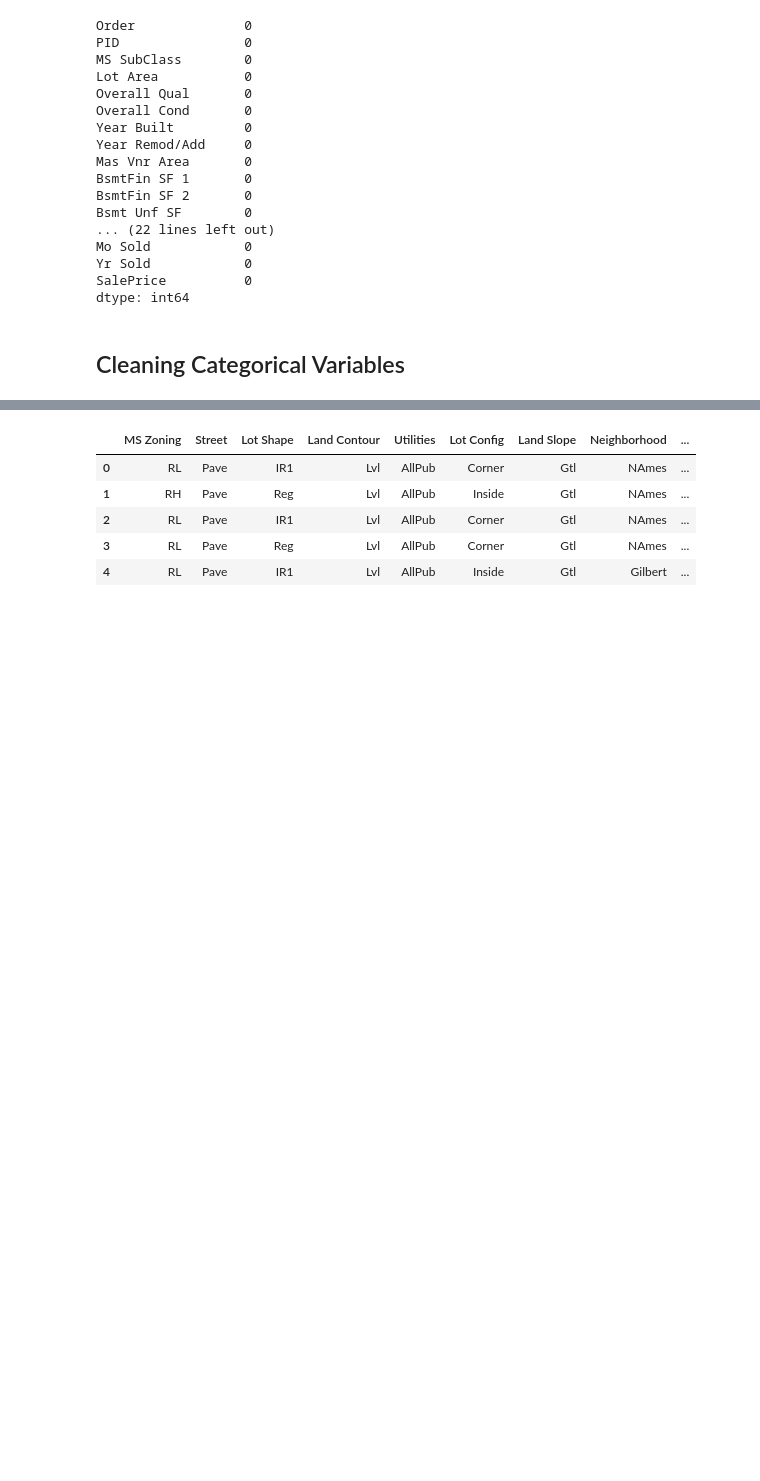
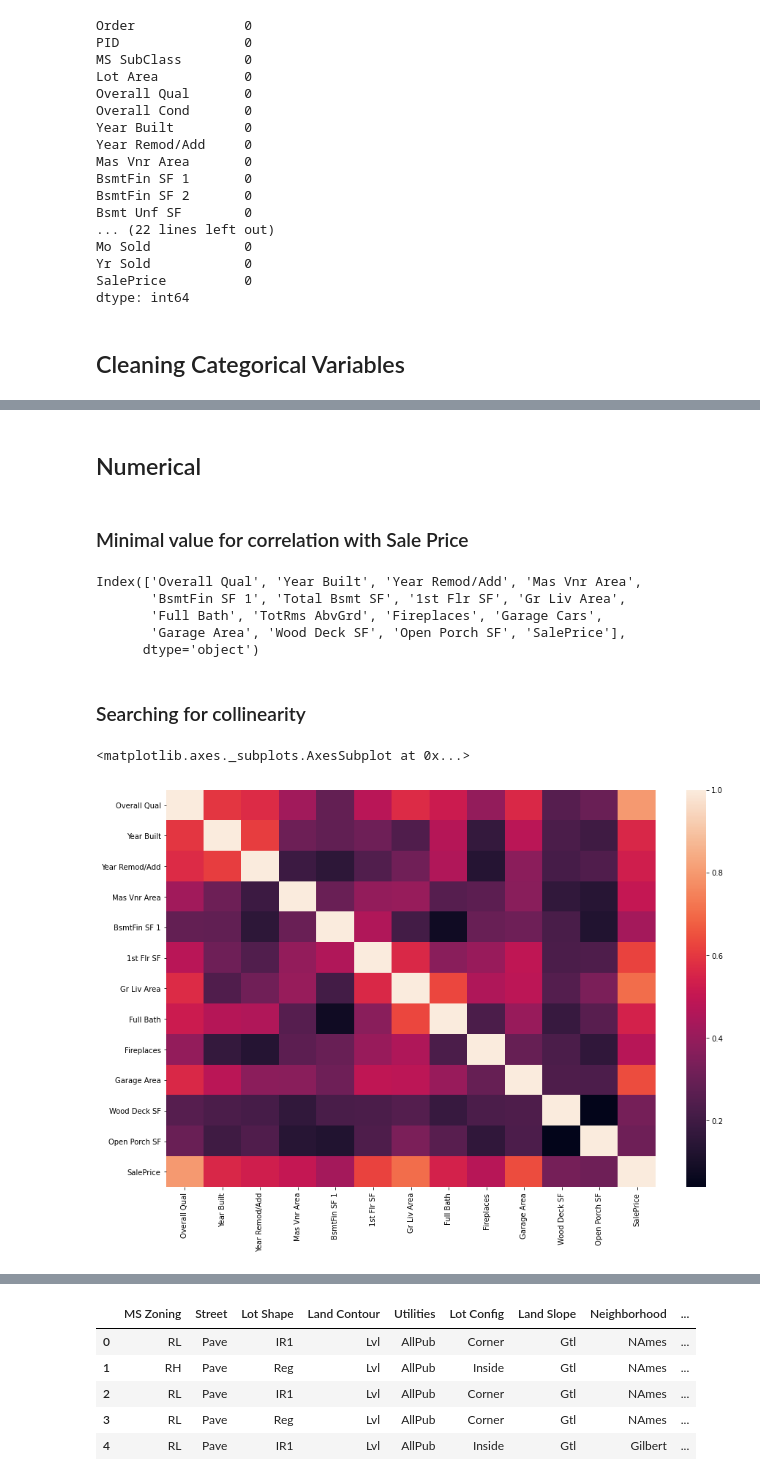
Before and after one commit to amandagiacchetta/Predicting-House-Prices, a Jupyter notebook: linear_regression.ipynb, the cells around one changed output, grey strips where cells are left out. Cells and saved outputs as stored; diff of their text form; code cells hidden in the pictures; blank space fills up the shorter version.

```diff
--- a/linear_regression.ipynb
+++ b/linear_regression.ipynb
@@ -144,0 +148,24 @@ memory usage: 778.4+ KB
+# %% [markdown]
+## Numerical
+# %% [markdown]
+### Minimal value for correlation with Sale Price
+# %%
+corr_saleprice = abs(data_num.corr())["SalePrice"]
+corr_filter = corr_saleprice > 0.3
+num_features = corr_saleprice[corr_filter].index
+# %%
+num_features
+# %% [output]
+Index(['Overall Qual', 'Year Built', 'Year Remod/Add', 'Mas Vnr Area',
+       'BsmtFin SF 1', 'Total Bsmt SF', '1st Flr SF', 'Gr Liv Area',
+       'Full Bath', 'TotRms AbvGrd', 'Fireplaces', 'Garage Cars',
+       'Garage Area', 'Wood Deck SF', 'Open Porch SF', 'SalePrice'],
+      dtype='object')
+# %% [markdown]
+### Searching for collinearity
+# %%
+fig, ax = plt.subplots(figsize=(15,10))
+sns.heatmap(data_num[num_features].corr())
+# %% [output]
+<matplotlib.axes._subplots.AxesSubplot at 0x...>
+[figure, added]
```
Also changed, not shown: parts of 37 cells of this notebook.
